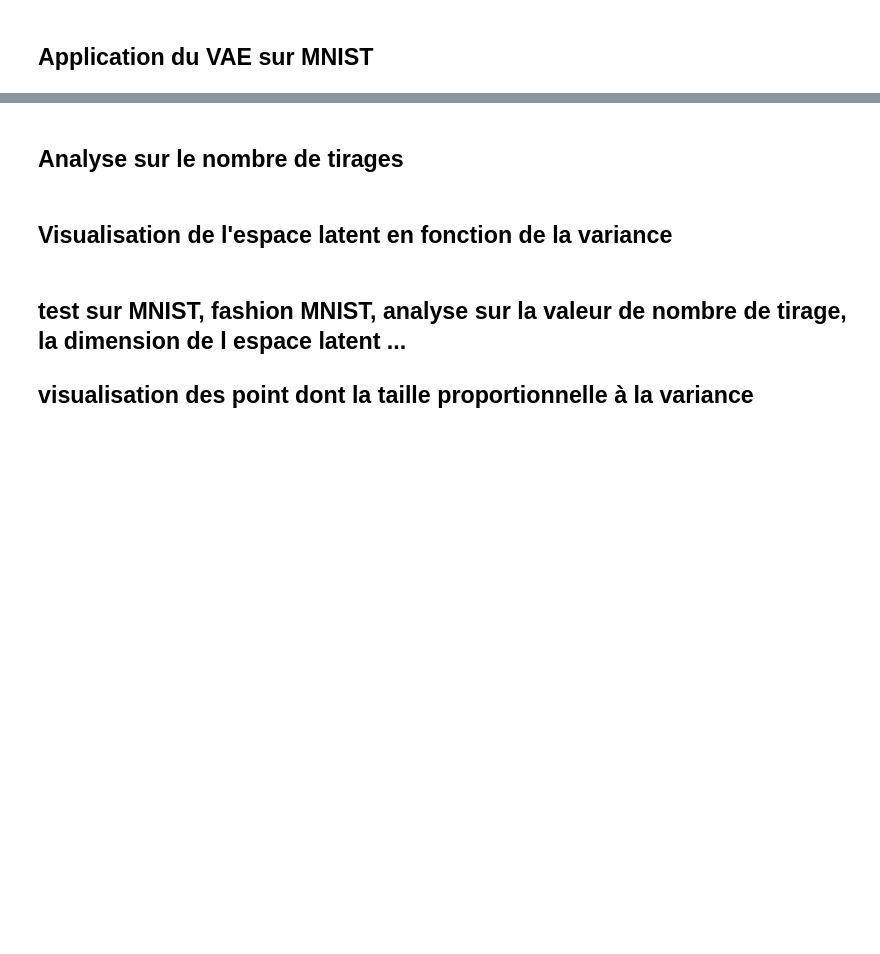
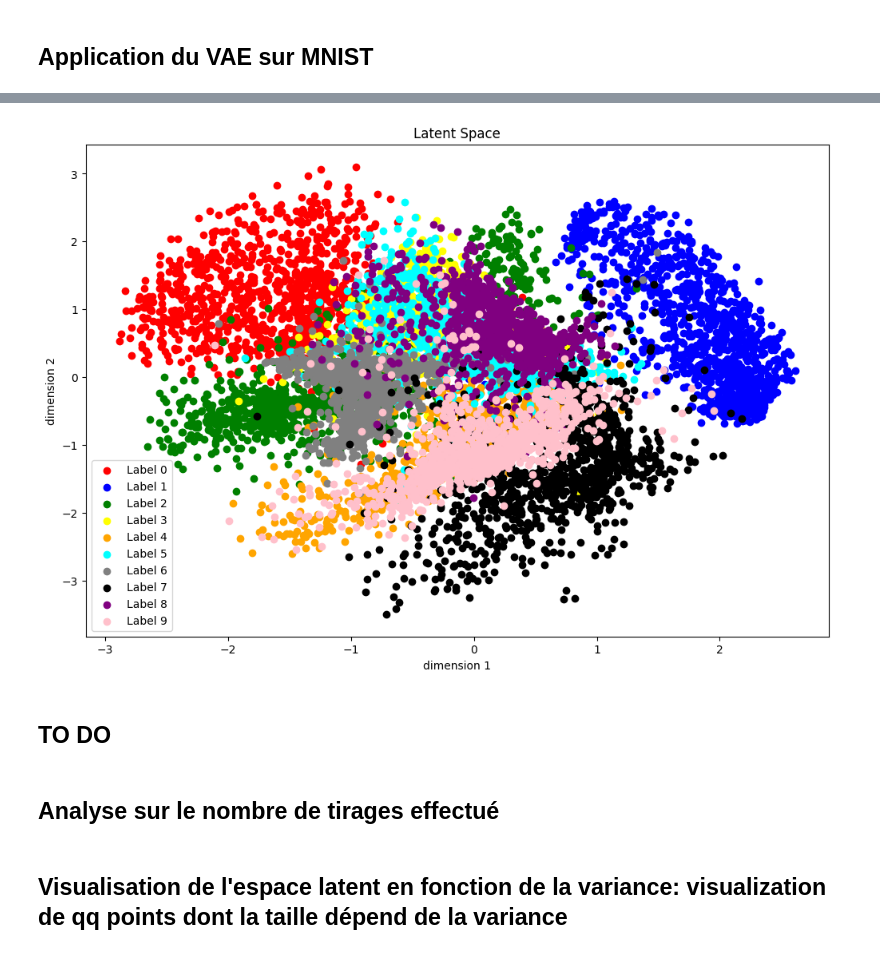
Before and after one commit to Jalalbaim/Auto-Encoder, a Jupyter notebook: Variational_Auto_Encoder_.ipynb, the cells around one changed output, grey strips where cells are left out. Drawn from its saved outputs; the diff is of its cells as text; code cells hidden in the pictures; blank space fills up the shorter version.

```diff
--- a/Variational_Auto_Encoder_.ipynb
+++ b/Variational_Auto_Encoder_.ipynb
@@ -373,2 +443,4 @@ visualize_reconstructions(vae_MNIST, test_dataloader_MNIST)
 # %%
-visualize_latent_space_batched(vae_MNIST, test_dataloader_MNIST, device)
+visualize_latent_space(vae_MNIST, test_dataloader_MNIST, device)
+# %% [output]
+[figure, added]
@@ -377,7 +447,6 @@ visualize_latent_var(vae_MNIST, test_dataloader_MNIST, device)
+# %% [markdown]
+## TO DO
 # %% [markdown]
-## Analyse sur le nombre de tirages
+## Analyse sur le nombre de tirages effectué
 # %% [markdown]
-## Visualisation de l'espace latent en fonction de la variance
+## Visualisation de l'espace latent en fonction de la variance: visualization de qq points dont la taille dépend de la variance
-# %% [markdown]
-## test sur MNIST, fashion MNIST, analyse sur la valeur de nombre de tirage, la dimension de l espace latent ...
-## visualisation des point dont la taille proportionnelle à la variance
```
Also changed, not shown: parts of 21 cells of this notebook.
